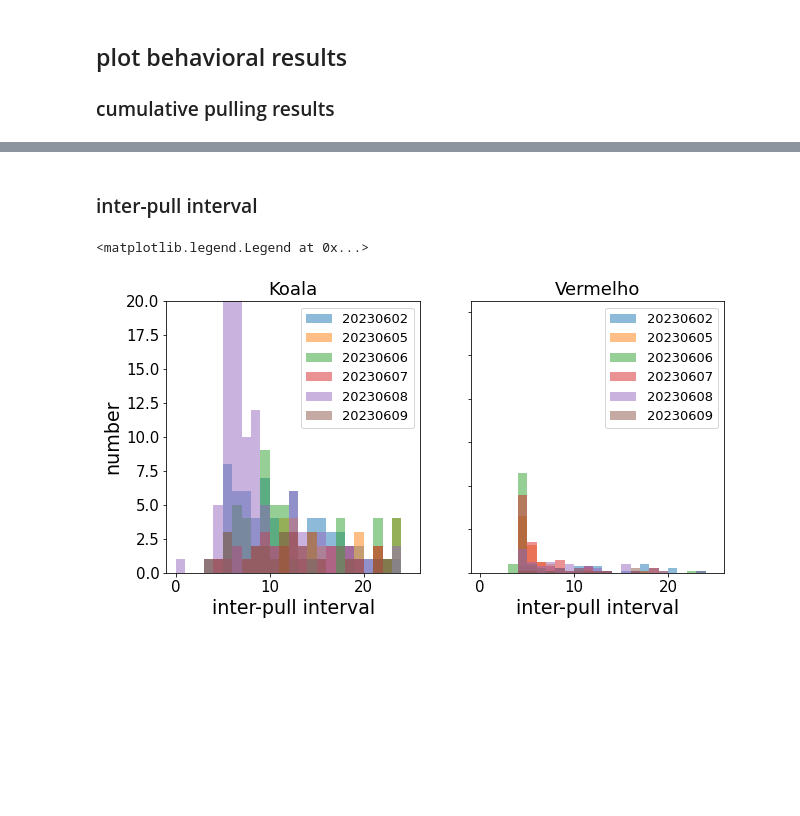
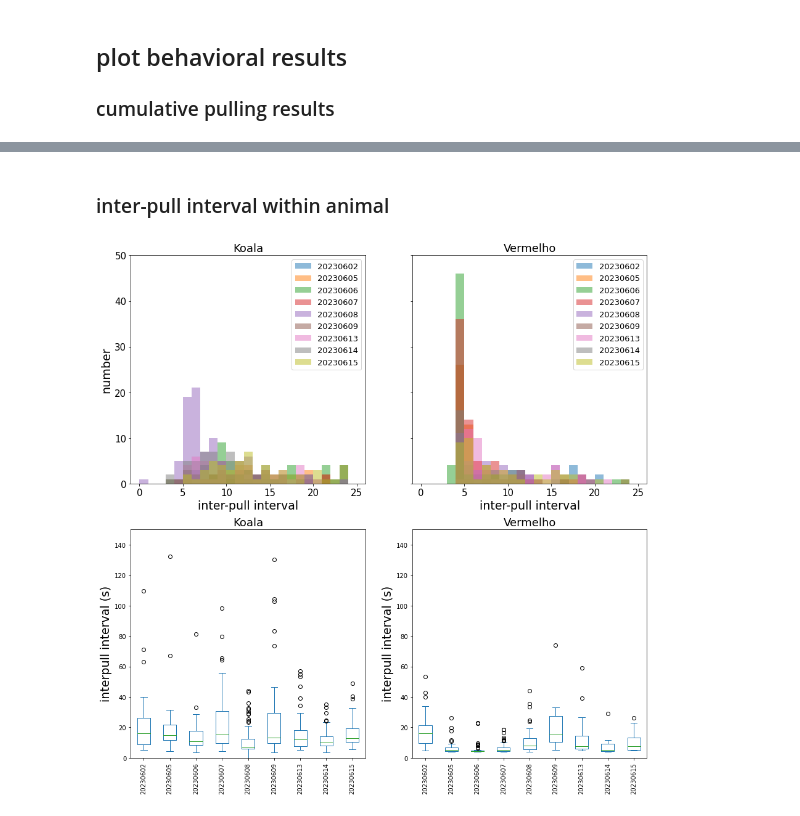
Before and after one commit to wilburshi/following_up_analysis, a Jupyter notebook: bhv_analysis_joystick_task/joystick_task_bhv_analysis.ipynb, the cells around one changed output, grey strips where cells are left out. Saved outputs shown, nothing was run; the diff lists cells and outputs as text; code cells hidden in the pictures; blank space fills up the shorter version.

```diff
--- a/bhv_analysis_joystick_task/joystick_task_bhv_analysis.ipynb
+++ b/bhv_analysis_joystick_task/joystick_task_bhv_analysis.ipynb
@@ -15,7 +23,9 @@ import glob
 animal1_name = "Koala"
 animal2_name = "Vermelho"
 
-session_dates = ["20230602","20230605","20230606","20230607","20230608","20230609"]
+session_dates = ["20230602","20230605","20230606","20230607","20230608","20230609","20230613","20230614",
+                 "20230615"]
+# session_dates = ["20230602","20230608","20230609","20230613","20230614"]
 
 
 nsessions = np.shape(session_dates)[0]
@@ -110,56 +154,80 @@ axs[1].legend(labels=session_dates, fontsize = 13,bbox_to_anchor=(1.01, 1), loc=
 # %% [markdown]
-### inter-pull interval
+### inter-pull interval within animal
 # %%
 # animal1 inter-pull interval
-fig, axs = plt.subplots(1,2)
-fig.set_figheight(5)
-fig.set_figwidth(10)
+fig, axs = plt.subplots(2,2)
+fig.set_figheight(15)
+fig.set_figwidth(15)
+
+## histogram
+
 #
 mean_interpull_interval_animal1 = []
+interpull_interval_sum_animal1 = {}
 #
 for ii in np.arange(0,nsessions,1):
     interpull_interval = []
     xxx = cumulative_pulls_animal1[session_dates[ii]]
     next_pull = xxx[np.arange(1,np.shape(xxx)[0],1)].reset_index(drop=True)
     first_pull = xxx[np.arange(0,np.shape(xxx)[0]-1,1)].reset_index(drop=True)
     interpull_interval = next_pull - first_pull
-    interpull_interval = interpull_interval[interpull_interval<1000]
+    interpull_interval = interpull_interval[interpull_interval<(np.mean(interpull_interval)+3*np.std(interpull_interval))]
+    interpull_interval_sum_animal1[ii] = interpull_interval
     #
-    axs[0].hist(interpull_interval,alpha=0.5, bins=np.arange(0,25,1))
+    axs[0,0].hist(interpull_interval,alpha=0.5, bins=np.arange(0,25,1))
     #
     mean_interpull_interval_animal1.append(np.mean(interpull_interval))
+#
+interpull_interval_sum_animal1=(pd.DataFrame(interpull_interval_sum_animal1))
 
 #
 mean_interpull_interval_animal2 = []
+interpull_interval_sum_animal2 = {}
 #
 for ii in np.arange(0,nsessions,1):
     interpull_interval = []
     xxx = cumulative_pulls_animal2[session_dates[ii]]
     next_pull = xxx[np.arange(1,np.shape(xxx)[0],1)].reset_index(drop=True)
     first_pull = xxx[np.arange(0,np.shape(xxx)[0]-1,1)].reset_index(drop=True)
     interpull_interval = next_pull - first_pull
-    interpull_interval = interpull_interval[interpull_interval<1000]
+    interpull_interval = interpull_interval[interpull_interval<(np.mean(interpull_interval)+3*np.std(interpull_interval))]
+    interpull_interval_sum_animal2[ii] = interpull_interval
     #
-    axs[1].hist(interpull_interval,alpha=0.5, bins=np.arange(0,25,1))
+    axs[0,1].hist(interpull_interval,alpha=0.5, bins=np.arange(0,25,1))
     #
     mean_interpull_interval_animal2.append(np.mean(interpull_interval))
 #
+interpull_interval_sum_animal2=(pd.DataFrame(interpull_interval_sum_animal2))
 
-axs[0].set_title(animal1_name,fontsize = 18)
-axs[0].set_xlabel("inter-pull interval",fontsize = 19)
-axs[0].set_ylabel("number",fontsize = 19)
-axs[0].set_xlim([-1,26])
-axs[0].set_ylim([0,20])
-axs[0].tick_params(labelsize = 15)
-axs[0].legend(labels=session_dates, fontsize = 13)
-axs[1].set_title(animal2_name,fontsize = 18)
-axs[1].set_xlabel("inter-pull interval",fontsize = 19)
-axs[1].set_ylabel("")
-axs[1].set_xlim([-1,26])
-axs[1].set_ylim([0,125])
-axs[1].set_yticklabels("")
-axs[1].tick_params(labelsize = 15)
-axs[1].legend(labels=session_dates, fontsize = 13)
+axs[0,0].set_title(animal1_name,fontsize = 18)
+axs[0,0].set_xlabel("inter-pull interval",fontsize = 19)
+axs[0,0].set_ylabel("number",fontsize = 19)
+axs[0,0].set_xlim([-1,26])
+axs[0,0].set_ylim([0,50])
+axs[0,0].tick_params(labelsize = 15)
+axs[0,0].legend(labels=session_dates, fontsize = 13)
+axs[0,1].set_title(animal2_name,fontsize = 18)
+axs[0,1].set_xlabel("inter-pull interval",fontsize = 19)
+axs[0,1].set_ylabel("")
+axs[0,1].set_xlim([-1,26])
+axs[0,1].set_ylim([0,50])
+axs[0,1].set_yticklabels("")
+axs[0,1].tick_params(labelsize = 15)
+axs[0,1].legend(labels=session_dates, fontsize = 13)
+
+
+## box plot
+interpull_interval_sum_animal1.plot(kind = 'box',ax=axs[1,0])
+interpull_interval_sum_animal2.plot(kind = 'box',ax=axs[1,1])
+axs[1,0].set_title(animal1_name,fontsize = 18)
+axs[1,0].set_ylabel("interpull interval (s)",fontsize = 19)
+axs[1,0].set_ylim([0,150])
+axs[1,0].set_xticks(np.arange(1, len(session_dates)+1,1))
+axs[1,0].set_xticklabels(session_dates,rotation=90,fontsize=10)
+axs[1,1].set_title(animal2_name,fontsize = 18)
+axs[1,1].set_ylabel("interpull interval (s)",fontsize = 19)
+axs[1,1].set_ylim([0,150])
+axs[1,1].set_xticks(np.arange(1, len(session_dates)+1,1))
+axs[1,1].set_xticklabels(session_dates,rotation=90,fontsize=10);
 # %% [output]
-<matplotlib.legend.Legend at 0x...>
-[figure, old version]
+[figure, new version]
```
Also changed, not shown: parts of 9 cells of this notebook.
